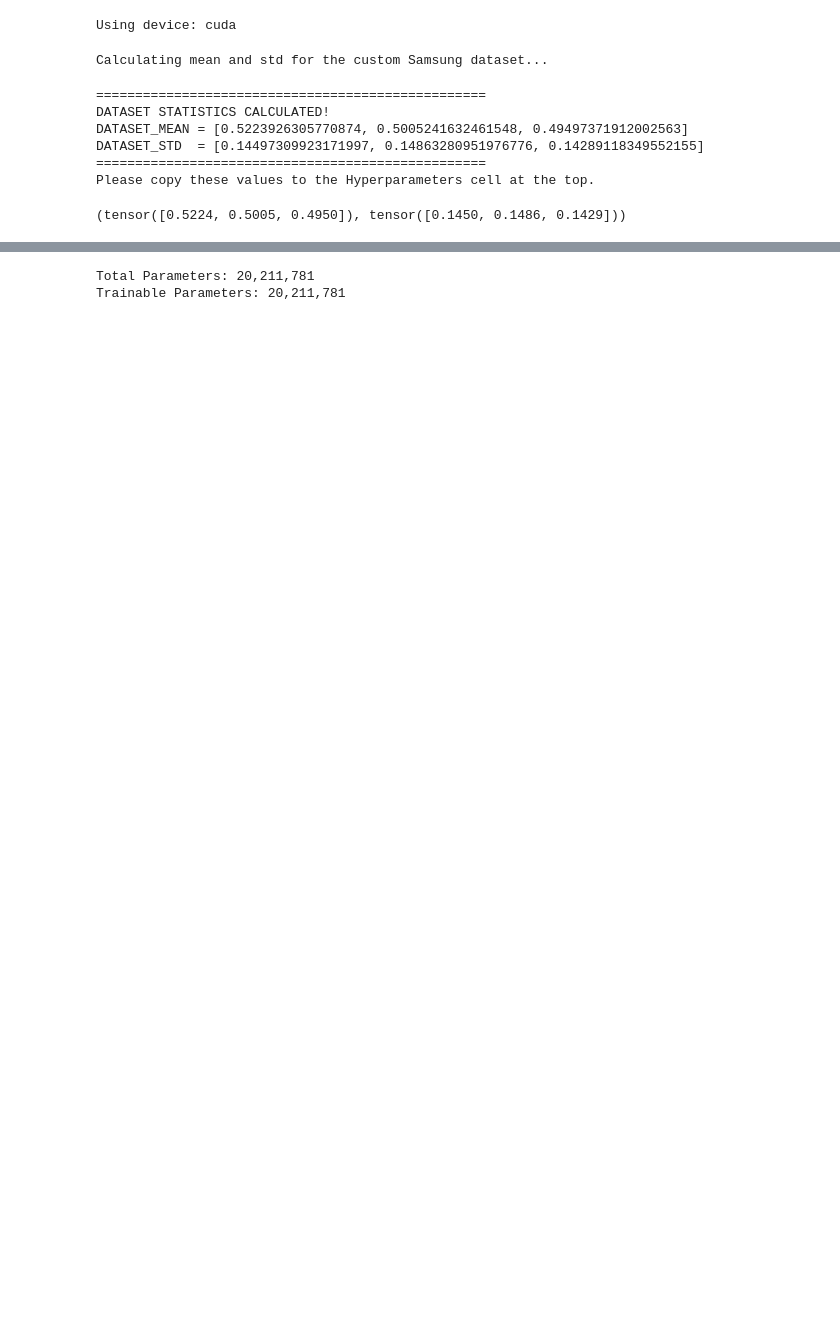
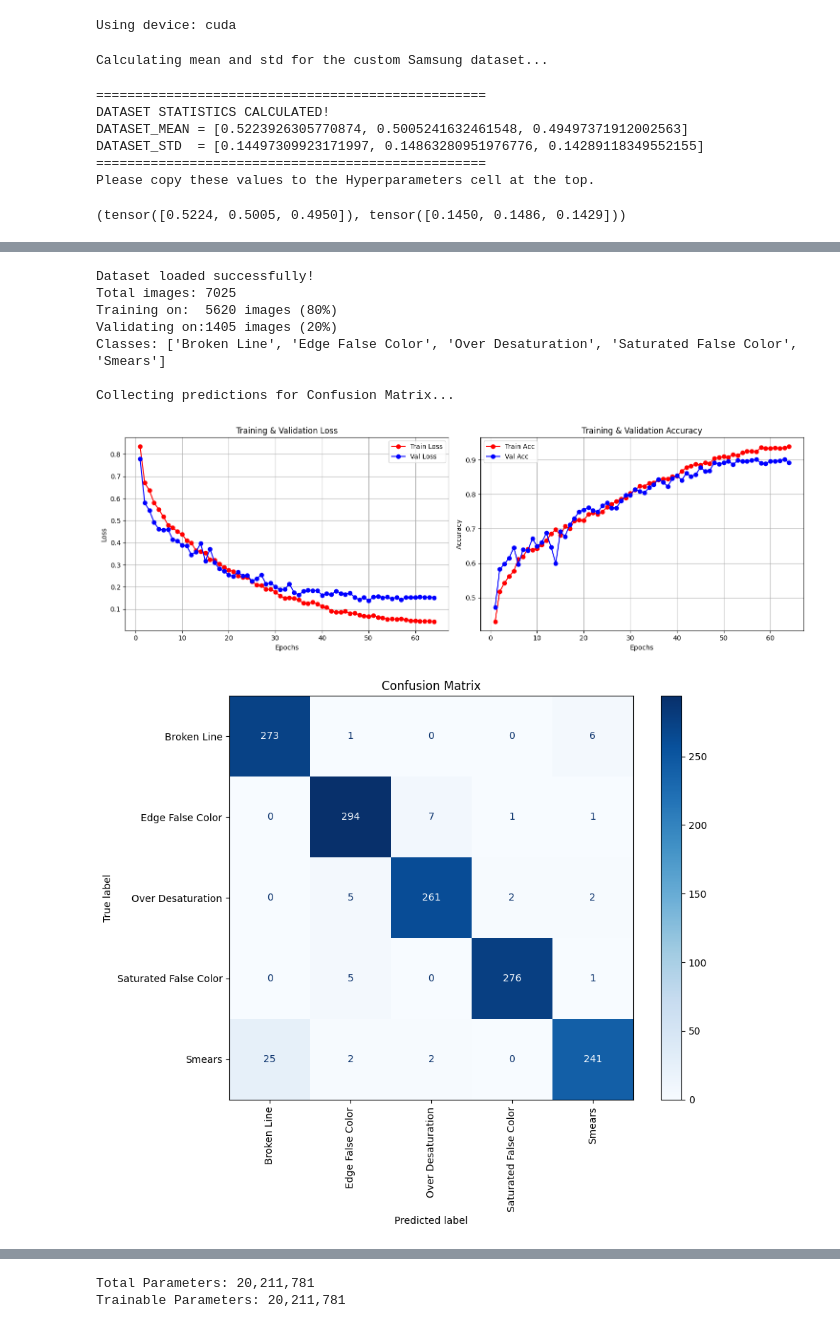
Before and after one commit to Snafuzila/Samsung-Artifact-Detection, a Jupyter notebook: inon/CNN_MODEL.ipynb, the cells around one changed output, grey strips where cells are left out. Drawn from its saved outputs; the diff is of its cells as text; code cells hidden in the pictures; blank space fills up the shorter version.

```diff
--- a/inon/CNN_MODEL.ipynb
+++ b/inon/CNN_MODEL.ipynb
@@ -11,13 +14,13 @@ from tqdm.notebook import tqdm
 DATA_DIR = '/home/inonzr/datasets/samsung/20260219_174631/'
 NUM_CLASSES = 5
 BATCH_SIZE = 64
-EPOCHS = 50
+EPOCHS = 70
 LEARNING_RATE = 1e-3
 IMAGE_SIZE = 50
 device = torch.device("cuda" if torch.cuda.is_available() else "cpu")
 print(f"Using device: {device}")
-DATASET_MEAN = [0.5, 0.5, 0.5]
-DATASET_STD = [0.5, 0.5, 0.5]
+DATASET_MEAN = [0.5223926305770874, 0.5005241632461548, 0.49497371912002563]
+DATASET_STD = [0.14497309923171997, 0.14863280951976776, 0.14289118349552155]
 # %% [output]
 Using device: cuda
 # %%
@@ -442,0 +466,36 @@ plot_metrics(history)
+# %%
+def get_val_predictions(model, val_loader, device):
+    model.eval()
+    all_preds = []
+    all_labels = []
+
+    with torch.no_grad():
+        for inputs, labels in val_loader:
+            inputs = inputs.to(device)
+            outputs = model(inputs)
+            _, preds = torch.max(outputs, 1)
+
+            all_preds.extend(preds.cpu().numpy())
+            all_labels.extend(labels.numpy())
+
+    return all_labels, all_preds
+
+_, val_loader, classes = get_dataloaders(DATA_DIR, BATCH_SIZE)
+
+best_model = SamsungDefectDetector(num_classes=NUM_CLASSES).to(device)
+best_model.load_state_dict(torch.load('best_samsung_model.pth', map_location=device))
+
+print("Collecting predictions for Confusion Matrix...")
+true_labels, model_predictions = get_val_predictions(best_model, val_loader, device)
+
+plot_metrics(history, all_labels=true_labels, all_preds=model_predictions)
+# %% [output]
+Dataset loaded successfully!
+Total images: 7025
+Training on:  5620 images (80%)
+Validating on:1405 images (20%)
+Classes: ['Broken Line', 'Edge False Color', 'Over Desaturation', 'Saturated False Color', 'Smears']
+
+Collecting predictions for Confusion Matrix...
+[figure, added]
+[figure, added]
```
Also changed, not shown: parts of 7 cells of this notebook, 1 other file.
